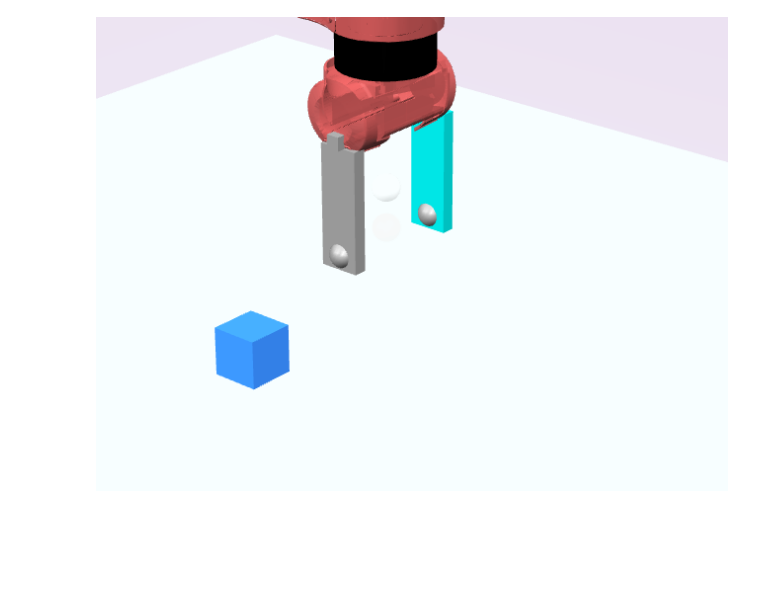
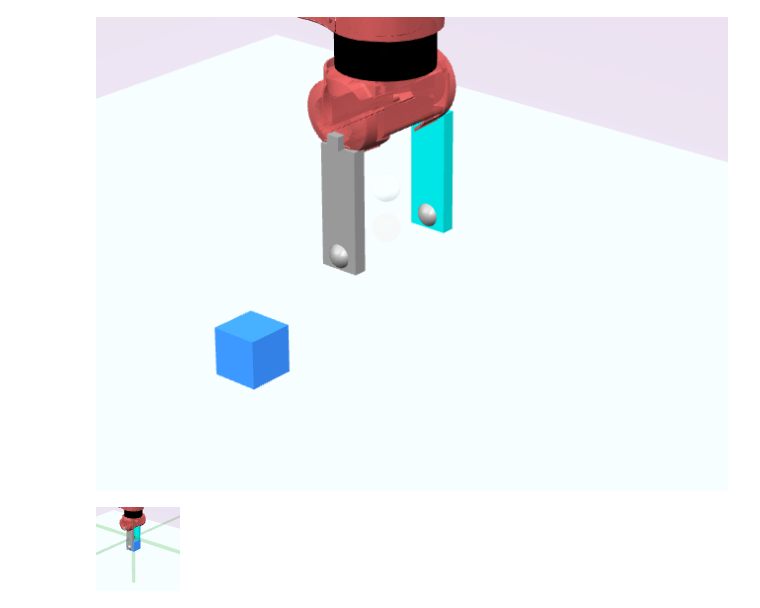
Before and after one commit to geyang/gym-sawyer, a Jupyter notebook: notebooks/sawyer_tracking_camera.ipynb, the cells around one changed output. Saved outputs shown, nothing was run; the diff lists cells and outputs as text; code cells hidden in the pictures; blank space fills up the shorter version.

```diff
--- a/notebooks/sawyer_tracking_camera.ipynb
+++ b/notebooks/sawyer_tracking_camera.ipynb
@@ -75,3 +91,9 @@ env.render('notebook')
 # %% [output]
 Creating offscreen glfw
 [figure]
+# %%
+# print(env.obj_in_hand)
+env.put_obj_in_hand()
+env.render("notebook", width=84, height=84, cam_id=0)
+# %% [output]
+[figure, added]
```
Also changed, not shown: parts of 4 cells of this notebook, 22 other files.
